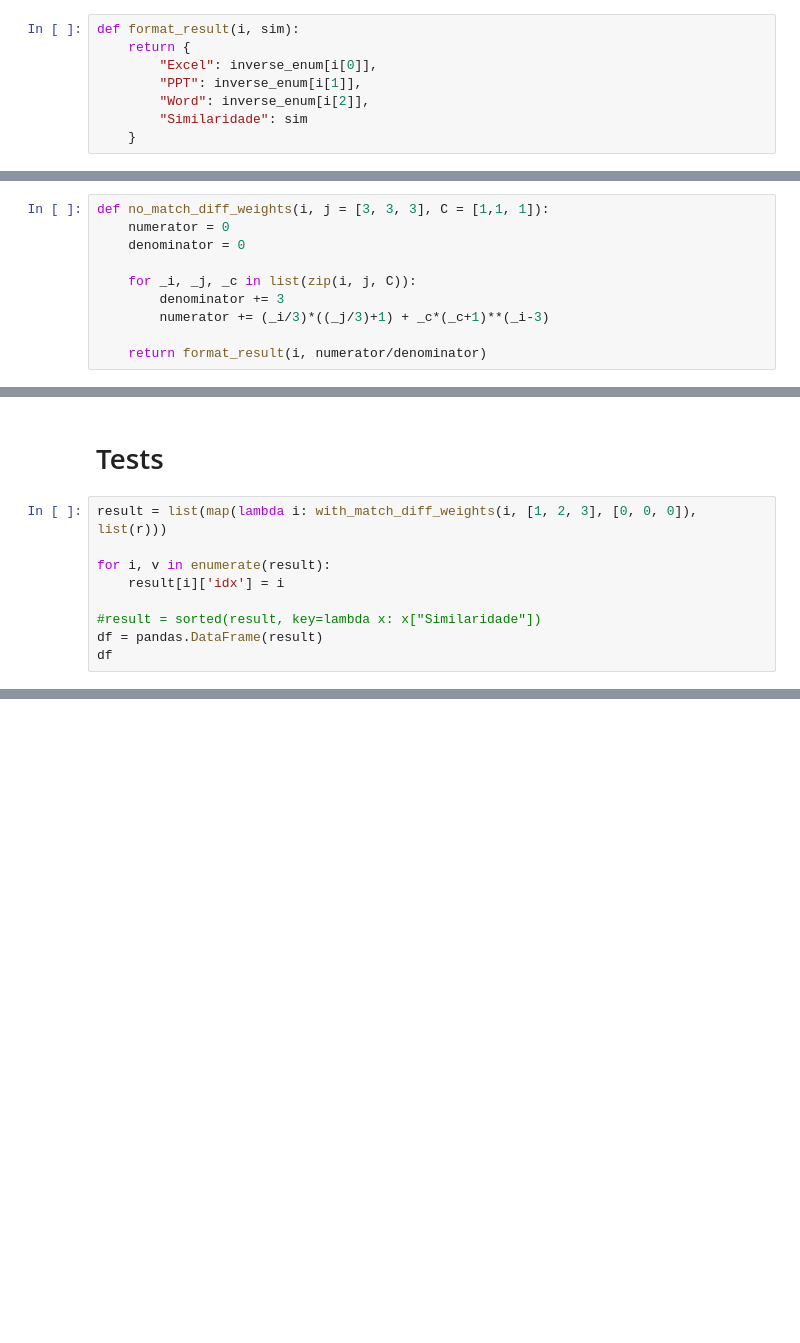
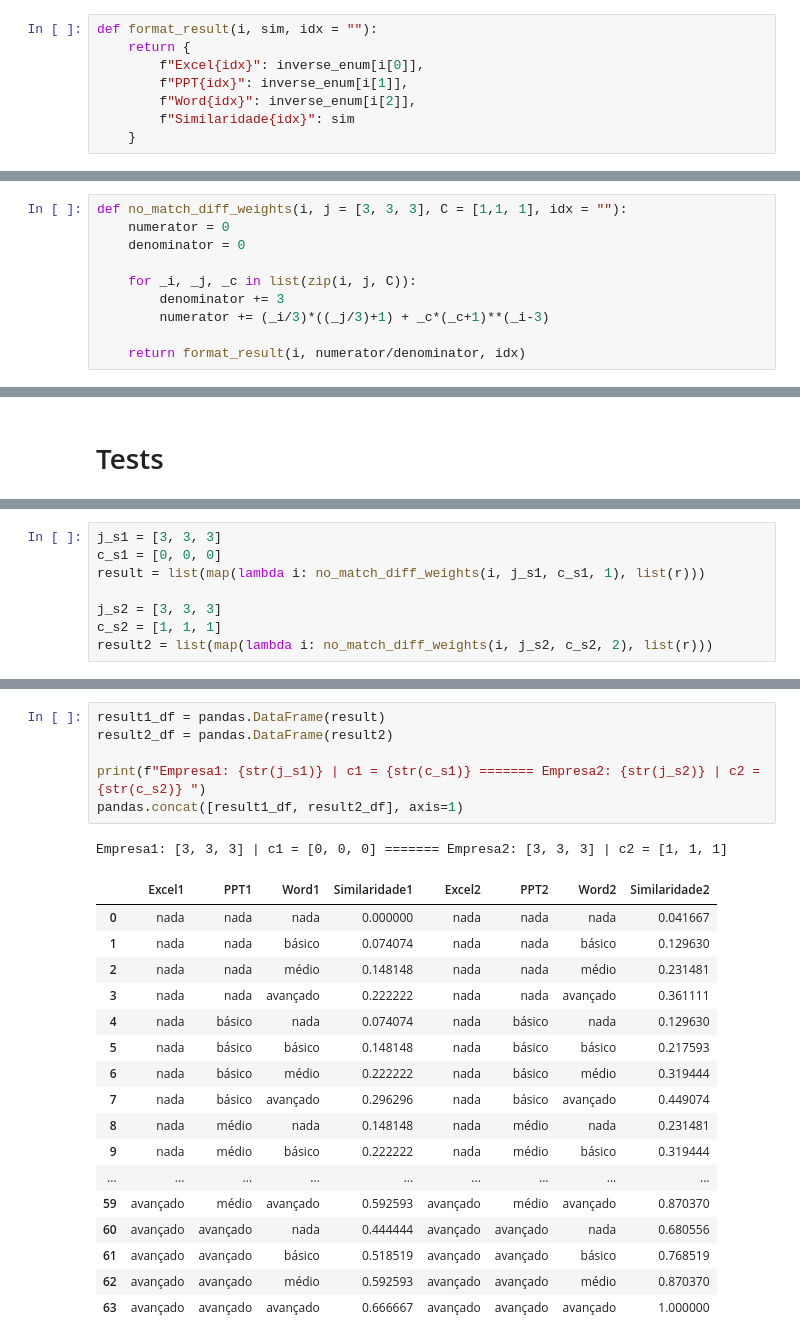
Before and after one commit to danielSbastos/rank-alg, a Jupyter notebook: notebooks/7-fixed-merit.ipynb, the cells around one changed output, grey strips where cells are left out. Saved outputs shown, nothing was run; the diff lists cells and outputs as text; blank space fills up the shorter version.

````diff
--- a/notebooks/7-fixed-merit.ipynb
+++ b/notebooks/7-fixed-merit.ipynb
@@ -25,12 +26,12 @@ r = [p for p in itertools.product(x, repeat=3)]
 
 r = list(r)
 # %%
-def format_result(i, sim):
+def format_result(i, sim, idx = ""):
     return {
-        "Excel": inverse_enum[i[0]],
-        "PPT": inverse_enum[i[1]],
-        "Word": inverse_enum[i[2]],
-        "Similaridade": sim
+        f"Excel{idx}": inverse_enum[i[0]],
+        f"PPT{idx}": inverse_enum[i[1]],
+        f"Word{idx}": inverse_enum[i[2]],
+        f"Similaridade{idx}": sim
     }
 # %% [markdown]
 ## Problema com as medidas antigas
@@ -77,7 +78,7 @@ $$S_{ij} = \dfrac{\sum_{k = 0}^{N-1} \frac{r_{ik}}{|L| - 1} \cdot (\frac{r_{jk}}
 $$ 0 \leq c_k \leq 1 $$
 $$ c_{k,min} = 0; c_{k,max} = 1 $$
 # %%
-def no_match_diff_weights(i, j = [3, 3, 3], C = [1,1, 1]):
+def no_match_diff_weights(i, j = [3, 3, 3], C = [1,1, 1], idx = ""):
     numerator = 0
     denominator = 0
 
@@ -85,7 +86,7 @@ def no_match_diff_weights(i, j = [3, 3, 3], C = [1,1, 1]):
         denominator += 3
         numerator += (_i/3)*((_j/3)+1) + _c*(_c+1)**(_i-3)
 
-    return format_result(i, numerator/denominator)
+    return format_result(i, numerator/denominator, idx)
 # %% [markdown]
 ## Com match | Pesos diferentes
 # %% [markdown]
@@ -280,12 +281,3 @@ with_match_diff_weights([3, 2, 0], [2,2,2], [0, 0, 1])]
 ```
 # %% [markdown]
 # Tests
-# %%
-result = list(map(lambda i: with_match_diff_weights(i, [1, 2, 3], [0, 0, 0]), list(r)))
-
-for i, v in enumerate(result):
-    result[i]['idx'] = i
-
-#result = sorted(result, key=lambda x: x["Similaridade"])
-df = pandas.DataFrame(result)
-df
@@ -309,0 +284,8 @@ df
+# %%
+j_s1 = [3, 3, 3]
+c_s1 = [0, 0, 0]
+result = list(map(lambda i: no_match_diff_weights(i, j_s1, c_s1, 1), list(r)))
+
+j_s2 = [3, 3, 3]
+c_s2 = [1, 1, 1]
+result2 = list(map(lambda i: no_match_diff_weights(i, j_s2, c_s2, 2), list(r)))
@@ -309,0 +298,25 @@ df
+# %%
+result1_df = pandas.DataFrame(result)
+result2_df = pandas.DataFrame(result2)
+
+print(f"Empresa1: {str(j_s1)} | c1 = {str(c_s1)} ======= Empresa2: {str(j_s2)} | c2 = {str(c_s2)} ")
+pandas.concat([result1_df, result2_df], axis=1)
+# %% [output]
+Empresa1: [3, 3, 3] | c1 = [0, 0, 0] ======= Empresa2: [3, 3, 3] | c2 = [1, 1, 1]
+|  | Excel1 | PPT1 | Word1 | Similaridade1 | Excel2 | PPT2 | Word2 | Similaridade2 |
+| 0 | nada | nada | nada | 0.000000 | nada | nada | nada | 0.041667 |
+| 1 | nada | nada | básico | 0.074074 | nada | nada | básico | 0.129630 |
+| 2 | nada | nada | médio | 0.148148 | nada | nada | médio | 0.231481 |
+| 3 | nada | nada | avançado | 0.222222 | nada | nada | avançado | 0.361111 |
+| 4 | nada | básico | nada | 0.074074 | nada | básico | nada | 0.129630 |
+| 5 | nada | básico | básico | 0.148148 | nada | básico | básico | 0.217593 |
+| 6 | nada | básico | médio | 0.222222 | nada | básico | médio | 0.319444 |
+| 7 | nada | básico | avançado | 0.296296 | nada | básico | avançado | 0.449074 |
+| 8 | nada | médio | nada | 0.148148 | nada | médio | nada | 0.231481 |
+| 9 | nada | médio | básico | 0.222222 | nada | médio | básico | 0.319444 |
+| ... | ... | ... | ... | ... | ... | ... | ... | ... |
+| 59 | avançado | médio | avançado | 0.592593 | avançado | médio | avançado | 0.870370 |
+| 60 | avançado | avançado | nada | 0.444444 | avançado | avançado | nada | 0.680556 |
+| 61 | avançado | avançado | básico | 0.518519 | avançado | avançado | básico | 0.768519 |
+| 62 | avançado | avançado | médio | 0.592593 | avançado | avançado | médio | 0.870370 |
+| 63 | avançado | avançado | avançado | 0.666667 | avançado | avançado | avançado | 1.000000 |
````
Also changed, not shown: parts of 5 cells of this notebook.
